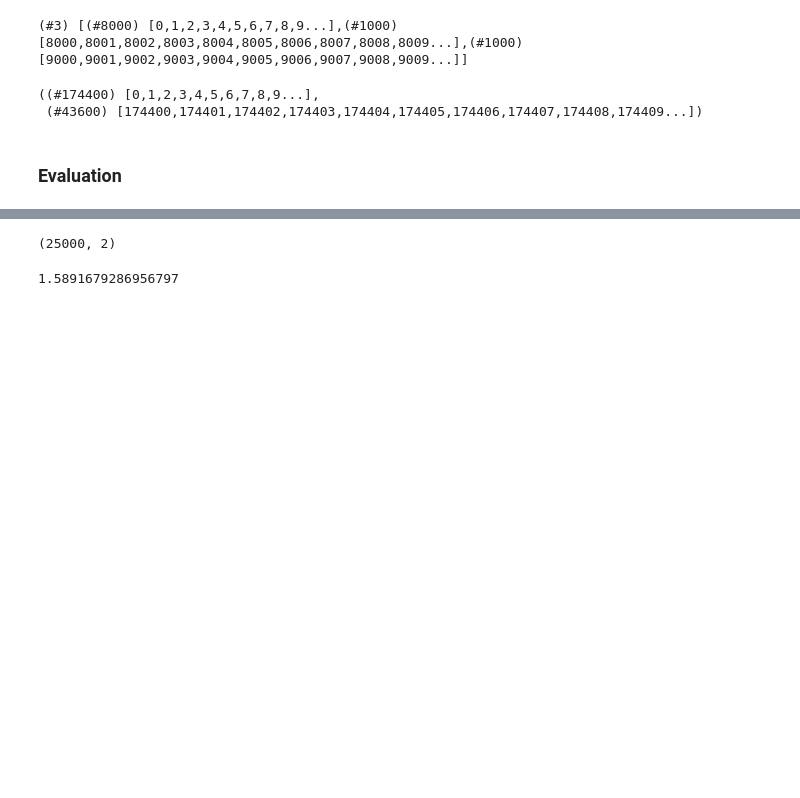
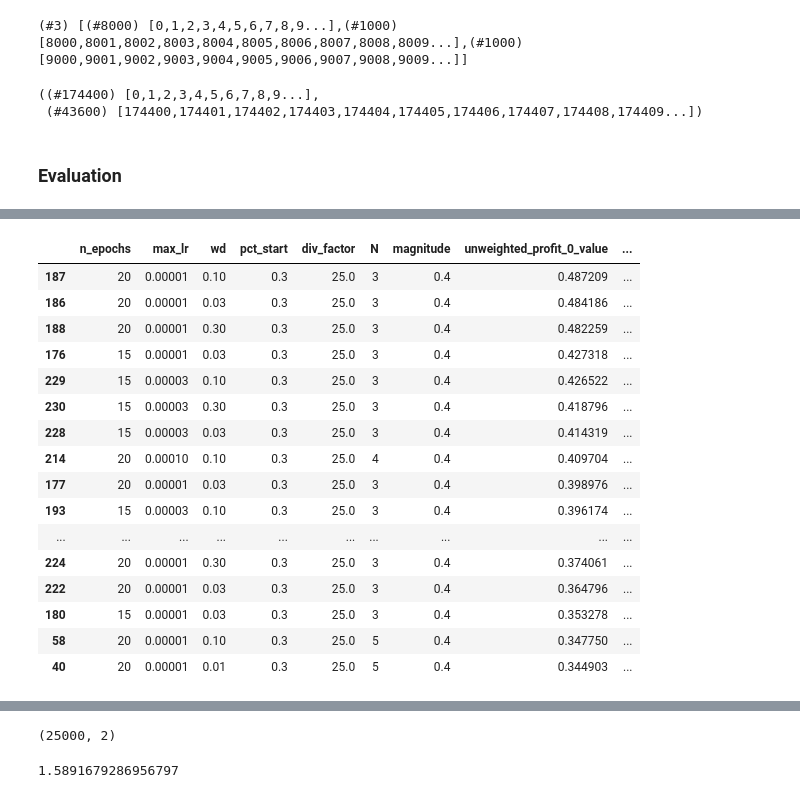
Before and after one commit to Takezo87/torchtools, a Jupyter notebook: _201_exploratory.ipynb, the cells around one changed output, grey strips where cells are left out. Cells and saved outputs as stored; diff of their text form; code cells hidden in the pictures; blank space fills up the shorter version.

Commit message:
exploratory mixed model

```diff
--- a/_201_exploratory.ipynb
+++ b/_201_exploratory.ipynb
@@ -22,0 +46,2 @@ from fastai2.basics import *
+# %%
+df=pd.read_csv(df_path, nrows=25000)
@@ -698,3 +1211,18 @@ def get_avg_bet_df(df_base, idxs, df_, model_idxs, threshold=0., test=False, qua
     bet_idxs = np.where(avg_preds>threshold)[0]
     df_res = df_base.iloc[test_idxs] if test else df_base.iloc[val_idxs]
     return df_res.reset_index(drop=True).iloc[bet_idxs]
+# %%
+#export
+def get_results_view(df, config='default', max_rows=20, sorted=True):
+    augment_params = ['N', 'magnitude']
+    fitting_params = ['n_epochs', 'max_lr', 'wd', 'pct_start', 'div_factor']
+#     metric_cols = [c for c in df.columns if 'metric_' in c and '_value' in c]
+    metric_cols = ['unweighted_profit_0_value', 'unweighted_profit_05_1_value']
+    loss_cols = ['val_loss', 'trn_loss']
+    fn_cols=['val_preds', 'test_preds']#, 'model_fn']
+    experiment_cols = ['arch', 'bs', 'ds_id']
+    var_cols = ['Timestamp']
+#     return df[fitting_params+augment_params+metric_cols+loss_cols+experiment_cols+fn_cols+var_cols].sort_values(
+#         by=loss_cols[0], ascending=True).head(max_rows)
+    return df[fitting_params+augment_params+metric_cols+loss_cols+experiment_cols+fn_cols+var_cols].sort_values(
+        by=metric_cols[0], ascending=False).head(max_rows)
@@ -722,0 +1254,20 @@ df_bets[['y0', 'y1']].agg((['mean', 'sum', 'count']))
+# %%
+get_results_view(df_results)
+# %% [output]
+|  | n_epochs | max_lr | wd | pct_start | div_factor | N | magnitude | unweighted_profit_0_value | ... |
+| 187 | 20 | 0.00001 | 0.10 | 0.3 | 25.0 | 3 | 0.4 | 0.487209 | ... |
+| 186 | 20 | 0.00001 | 0.03 | 0.3 | 25.0 | 3 | 0.4 | 0.484186 | ... |
+| 188 | 20 | 0.00001 | 0.30 | 0.3 | 25.0 | 3 | 0.4 | 0.482259 | ... |
+| 176 | 15 | 0.00001 | 0.03 | 0.3 | 25.0 | 3 | 0.4 | 0.427318 | ... |
+| 229 | 15 | 0.00003 | 0.10 | 0.3 | 25.0 | 3 | 0.4 | 0.426522 | ... |
+| 230 | 15 | 0.00003 | 0.30 | 0.3 | 25.0 | 3 | 0.4 | 0.418796 | ... |
+| 228 | 15 | 0.00003 | 0.03 | 0.3 | 25.0 | 3 | 0.4 | 0.414319 | ... |
+| 214 | 20 | 0.00010 | 0.10 | 0.3 | 25.0 | 4 | 0.4 | 0.409704 | ... |
+| 177 | 20 | 0.00001 | 0.03 | 0.3 | 25.0 | 3 | 0.4 | 0.398976 | ... |
+| 193 | 15 | 0.00003 | 0.10 | 0.3 | 25.0 | 3 | 0.4 | 0.396174 | ... |
+| ... | ... | ... | ... | ... | ... | ... | ... | ... | ... |
+| 224 | 20 | 0.00001 | 0.30 | 0.3 | 25.0 | 3 | 0.4 | 0.374061 | ... |
+| 222 | 20 | 0.00001 | 0.03 | 0.3 | 25.0 | 3 | 0.4 | 0.364796 | ... |
+| 180 | 15 | 0.00001 | 0.03 | 0.3 | 25.0 | 3 | 0.4 | 0.353278 | ... |
+| 58 | 20 | 0.00001 | 0.10 | 0.3 | 25.0 | 5 | 0.4 | 0.347750 | ... |
+| 40 | 20 | 0.00001 | 0.01 | 0.3 | 25.0 | 5 | 0.4 | 0.344903 | ... |
```
Also changed, not shown: parts of 85 cells of this notebook.
